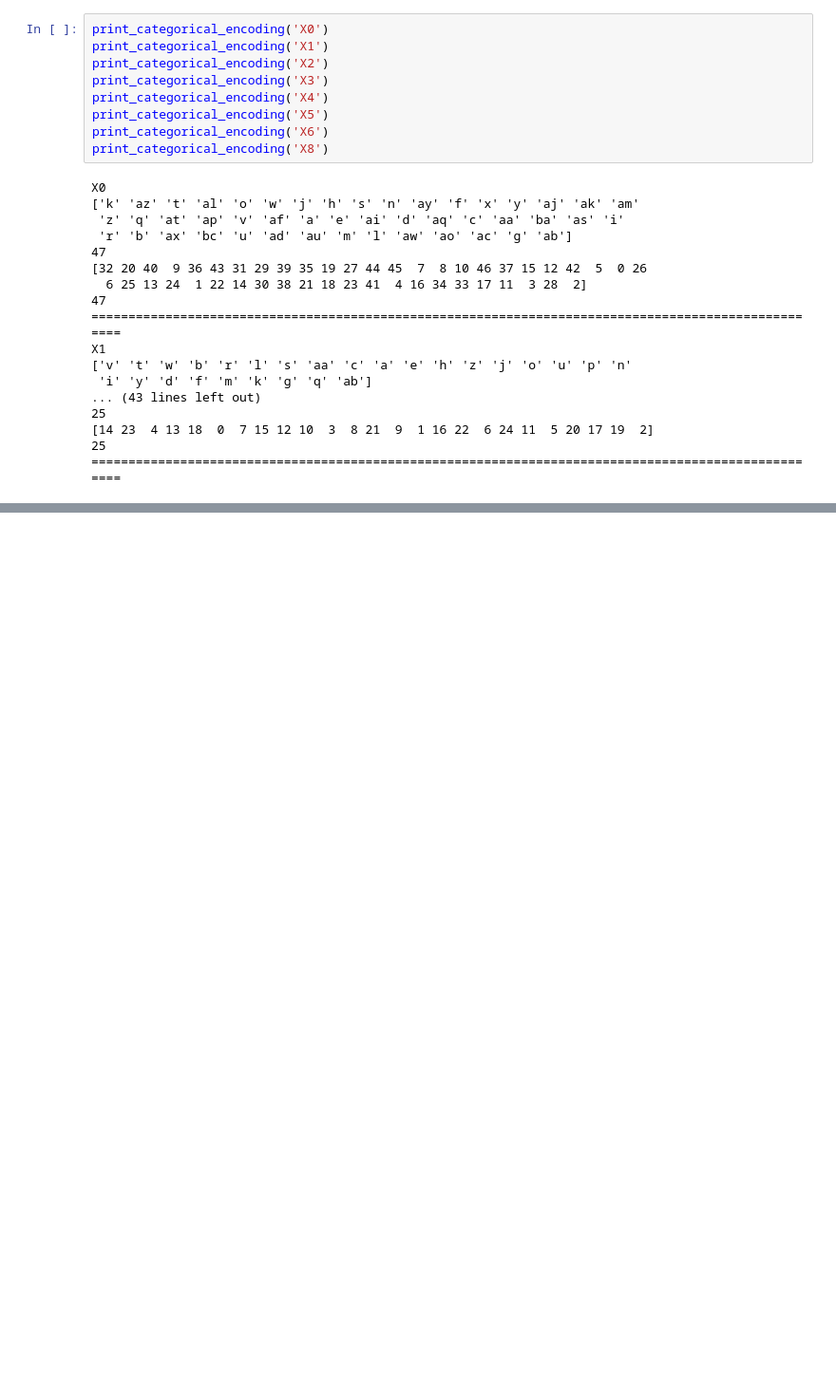
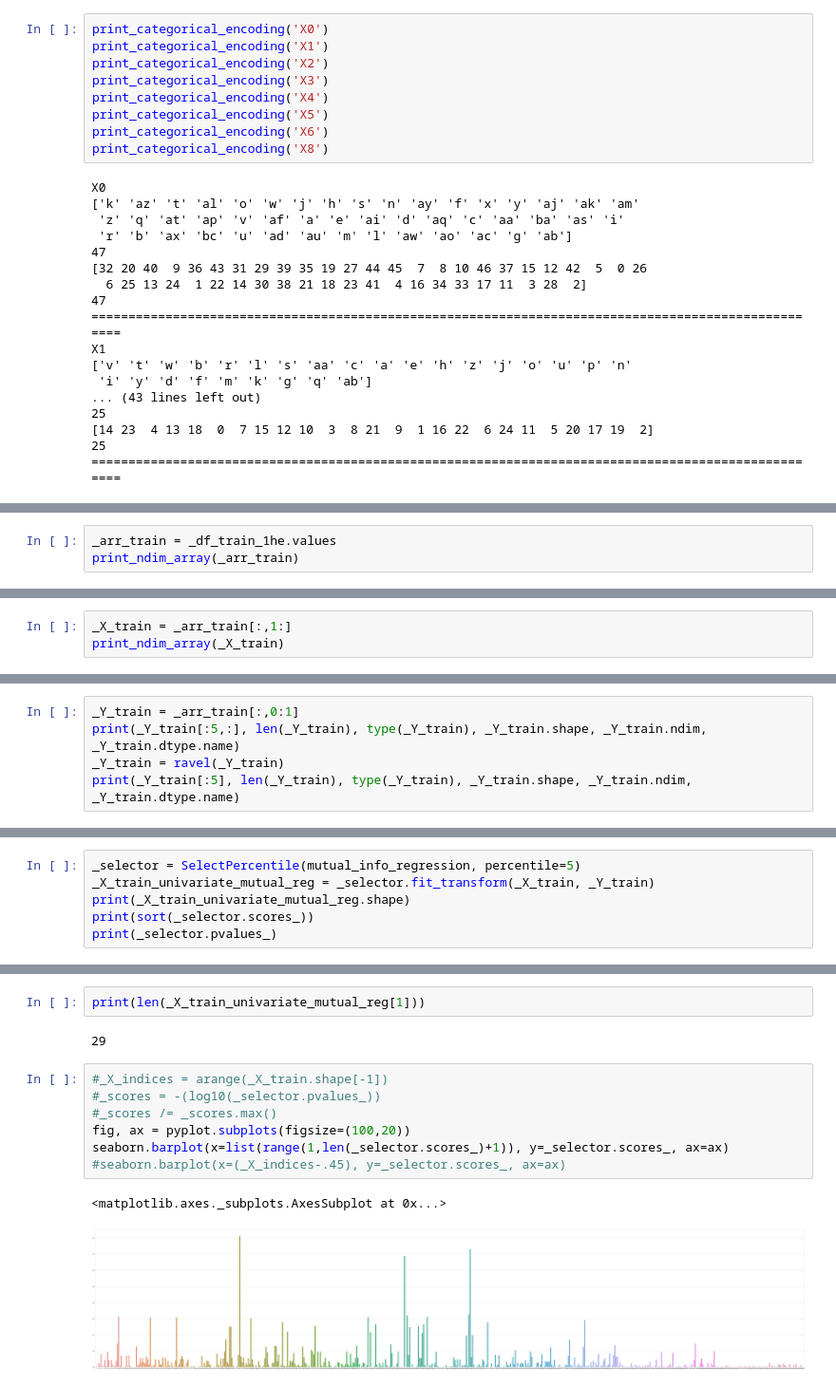
Before and after one commit to faameem/path-to-ai, a Jupyter notebook: kaggle/competitions/featured/mercedes-benz-greener-manufacturing/fm-mercdes-benz-greener-manufacturing.ipynb, the cells around one changed output, grey strips where cells are left out. Shown at 95% size. Cells and saved outputs as stored; diff of their text form; blank space fills up the shorter version.

```diff
--- a/kaggle/competitions/featured/mercedes-benz-greener-manufacturing/fm-mercdes-benz-greener-manufacturing.ipynb
+++ b/kaggle/competitions/featured/mercedes-benz-greener-manufacturing/fm-mercdes-benz-greener-manufacturing.ipynb
@@ -133,0 +196,3 @@ print(_df_1he)
+# %%
+_arr_train = _df_train_1he.values
+print_ndim_array(_arr_train)
@@ -133,0 +205,3 @@ print(_df_1he)
+# %%
+_X_train = _arr_train[:,1:]
+print_ndim_array(_X_train)
@@ -133,0 +214,5 @@ print(_df_1he)
+# %%
+_Y_train = _arr_train[:,0:1]
+print(_Y_train[:5,:], len(_Y_train), type(_Y_train), _Y_train.shape, _Y_train.ndim, _Y_train.dtype.name)
+_Y_train = ravel(_Y_train)
+print(_Y_train[:5], len(_Y_train), type(_Y_train), _Y_train.shape, _Y_train.ndim, _Y_train.dtype.name)
@@ -133,0 +290,6 @@ print(_df_1he)
+# %%
+_selector = SelectPercentile(mutual_info_regression, percentile=5)
+_X_train_univariate_mutual_reg = _selector.fit_transform(_X_train, _Y_train)
+print(_X_train_univariate_mutual_reg.shape)
+print(sort(_selector.scores_))
+print(_selector.pvalues_)
@@ -133,0 +314,14 @@ print(_df_1he)
+# %%
+print(len(_X_train_univariate_mutual_reg[1]))
+# %% [output]
+29
+# %%
+#_X_indices = arange(_X_train.shape[-1])
+#_scores = -(log10(_selector.pvalues_))
+#_scores /= _scores.max()
+fig, ax = pyplot.subplots(figsize=(100,20))
+seaborn.barplot(x=list(range(1,len(_selector.scores_)+1)), y=_selector.scores_, ax=ax)
+#seaborn.barplot(x=(_X_indices-.45), y=_selector.scores_, ax=ax)
+# %% [output]
+<matplotlib.axes._subplots.AxesSubplot at 0x...>
+[figure, added]
```
Also changed, not shown: parts of 24 cells of this notebook, 1 other file.
